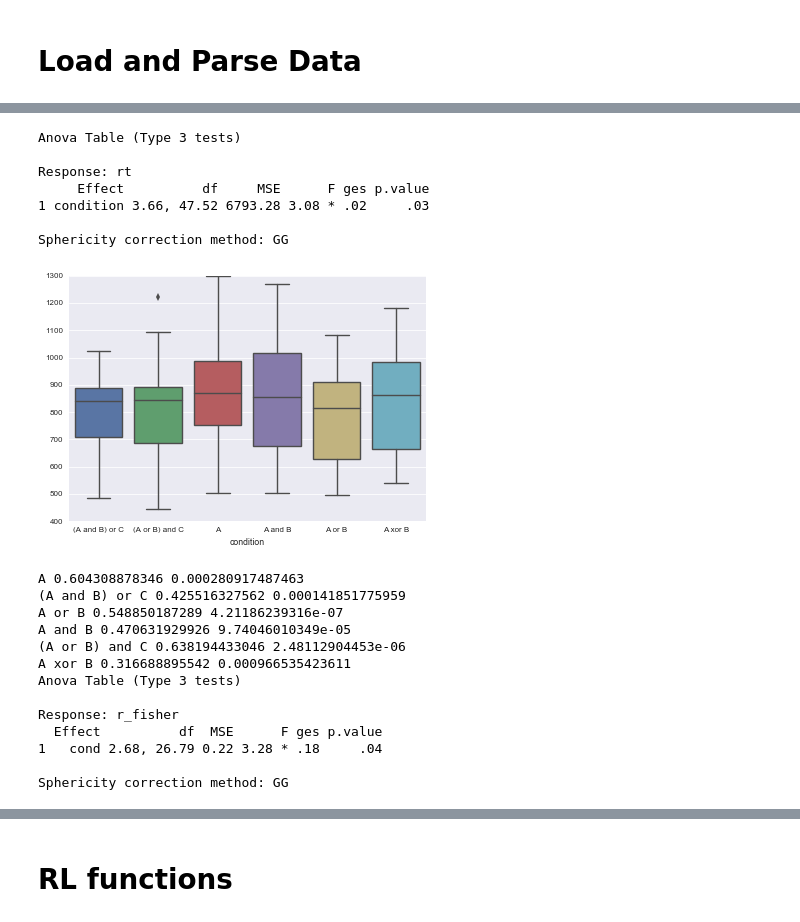
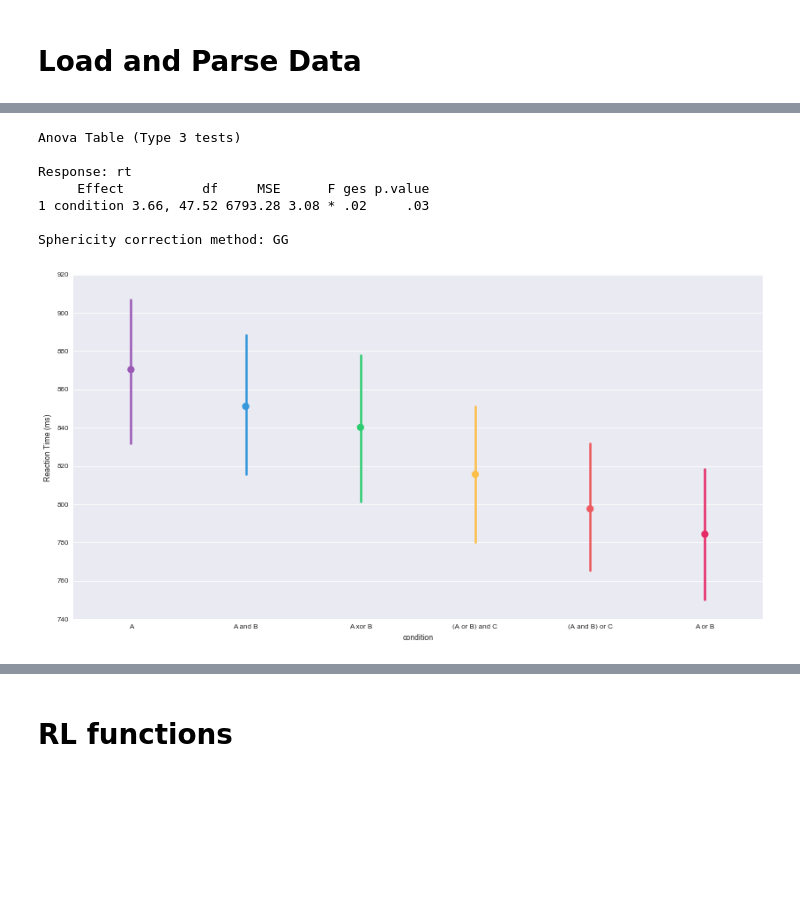
Before and after one commit to iancballard/rule_learning, a Jupyter notebook: analyze_behavior-clean.ipynb, the cells around one changed output, grey strips where cells are left out. Cells and saved outputs as stored; diff of their text form; code cells hidden in the pictures; blank space fills up the shorter version.

Commit message:
analyze_behavior-clean.ipynb
changed statistical reporting of Bayesian model performance

```diff
--- a/analyze_behavior-clean.ipynb
+++ b/analyze_behavior-clean.ipynb
@@ -2,6 +2,7 @@
 # Fits different RL models for the learning task and compares results with Bayesian model
 # %%
 import os
+import os.path as op
 import numpy as np
 from collections import Counter
 import matplotlib
@@ -9,6 +10,7 @@ from collections import namedtuple
 import matplotlib.pyplot as plt
 import pandas as pd
 import glob
+import statsmodels.formula.api as smf
 from scipy import stats, optimize
 from pandas import DataFrame, Series
 import seaborn as sns
@@ -36,6 +38,7 @@ from rpy2.robjects import pandas2ri
 pandas2ri.activate()
 from rpy2.robjects import r
 base = importr('base')
+afex = importr('afex')
 
 %matplotlib inline
 sns.set_context("paper")
@@ -84,13 +87,9 @@ for n,t in enumerate(true):
         resp.append(not t)
 resp = np.array(resp).astype(int)
 df['resp'] = resp
+df['accuracy'] = df['hits']
 df['type'] = 'subject'
-
-# plt.figure(figsize=(8, 20))
-# g = sns.FacetGrid(df, col='condition',col_wrap = 2, aspect = 3)
-# g.map_dataframe(sns.tsplot, time="trial", unit="sub",
-#                 value="hits", condition = 'type',color = 'deep').add_legend()
-# plt.savefig(home_dir + '/figures/behavior.png',dpi=600)
+df.to_csv(op.abspath('../behavioral_data_rt.csv'),index = False)
 # %%
 model_accuracy =  os.path.abspath('model_accuracy.mat')
 model_accuracy = scipy.io.loadmat(model_accuracy)
@@ -106,4 +109,4 @@ df2 = pd.DataFrame(df2)
 # %%
-flatui = ["#9b59b6", "#3498db", "#95a5a6", "#e74c3c", "#34495e", "#2ecc71"]
+flatui = ["#9b59b6", "#3498db", "#2ecc71","#fcbf4a", "#ed5b61", "#e52c66"]
 sns.palplot(sns.color_palette(flatui))
 # %% [output]
@@ -154,66 +227,30 @@ Sphericity correction method: GG
 # %%
-#examine RT
-rt = df.groupby(['condition','sub']).mean()['rt']
-rt = rt.unstack(level=0)
-# print rt.std()
+plt.figure(figsize=(14, 7))
 
-sns.boxplot(rt)
-plt.savefig('../figures/rt.png',dpi=300)
+sorted_conditions = df.groupby('condition').mean()['rt'].sort_values(ascending = False).index.values
+g = sns.pointplot(y="rt",
+                  unit = 'sub',
+                  x = 'condition',
+                  order = sorted_conditions,
+                  data = df,
+                  join = False,
+                  palette = sns.color_palette(flatui))
+sns.despine()
+plt.ylabel('Reaction Time (ms)')
+plt.savefig('../figures/revision/rt.svg',dpi=600)
 
 no_nan_df = df[np.invert(np.isnan(df['rt']))]
 model = afex.aov_ez('sub', 'rt', data = no_nan_df, within='condition')
 print model
 
 pairwise = lsm.lsmeans(model, "condition", contr="pairwise", adjust="holm")
 # print pairwise
 # %% [output]
 Anova Table (Type 3 tests)
 
 Response: rt
      Effect          df     MSE      F ges p.value
 1 condition 3.66, 47.52 6793.28 3.08 * .02     .03
 
 Sphericity correction method: GG
-[figure, old version]
+[figure, new version]
-# %%
-corrs = {'sub':[],'cond':[],'r':[]}
-for cond in set(df2['condition']):
-    cond_df = df2[df2['condition'] == cond]
-    model_acc = cond_df[cond_df['sub'] == 'model']['hits'].values
-    for sub in sub_list:
-        acc = cond_df[cond_df['sub'] == sub]['hits'].values
-        r,p = scipy.stats.pearsonr(acc,model_acc)
-        corrs['sub'].append(sub)
-        corrs['cond'].append(cond)
-        corrs['r'].append(r)
-corrs = pd.DataFrame(corrs)
-corrs.groupby('cond').mean()
-
-corrs['r_fisher'] = [np.arctanh(x) for x in corrs['r'].values]
-for cond in set(df2['condition']):
-    r = corrs.loc[corrs['cond'] == cond,'r']
-    fish = corrs.loc[corrs['cond'] == cond,'r_fisher']
-    fish = fish[np.isfinite(fish)]
-    t,p = scipy.stats.ttest_1samp(fish,0)
-
-    print cond, np.nanmean(r), p
-
-
-model = afex.aov_ez('sub', 'r_fisher', data = corrs, within='cond')
-pairwise = lsm.lsmeans(model, "cond", contr="pairwise", adjust="holm")
-print model
-# print pairwise
-# %% [output]
-A 0.604308878346 0.000280917487463
-(A and B) or C 0.425516327562 0.000141851775959
-A or B 0.548850187289 4.21186239316e-07
-A and B 0.470631929926 9.74046010349e-05
-(A or B) and C 0.638194433046 2.48112904453e-06
-A xor B 0.316688895542 0.000966535423611
-Anova Table (Type 3 tests)
-
-Response: r_fisher
-  Effect          df  MSE      F ges p.value
-1   cond 2.68, 26.79 0.22 3.28 * .18     .04
-
-Sphericity correction method: GG
```
Also changed, not shown: parts of 38 cells of this notebook.
